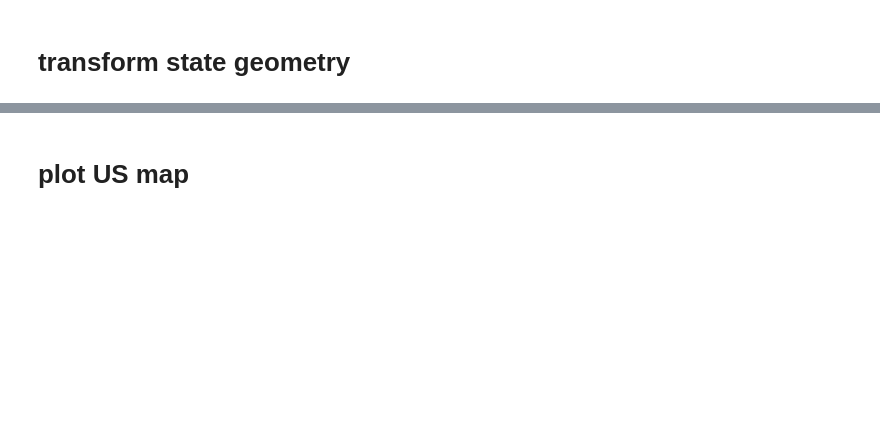
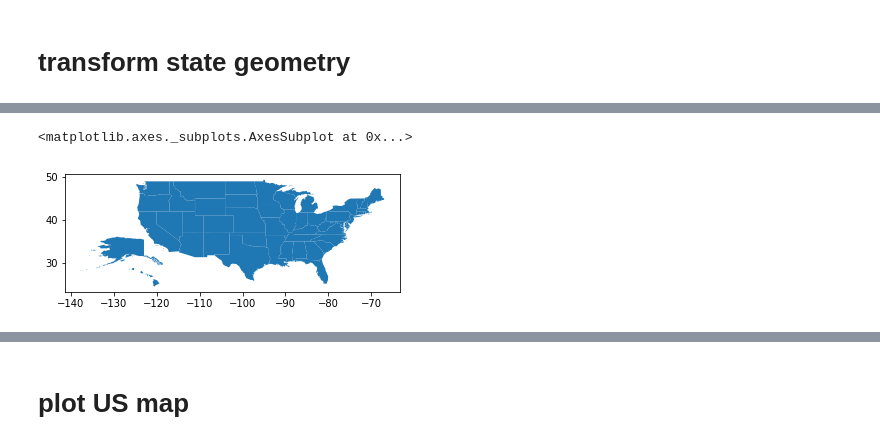
Before and after one commit to tlmohren/Covid19_analysis, a Jupyter notebook: notebooks/JHUdata_state_map.ipynb, the cells around one changed output, grey strips where cells are left out. Drawn from its saved outputs; the diff is of its cells as text; code cells hidden in the pictures; blank space fills up the shorter version.

```diff
--- a/notebooks/JHUdata_state_map.ipynb
+++ b/notebooks/JHUdata_state_map.ipynb
@@ -60,19 +41,0 @@ df.tail()
-# %%
-# convert different datetimes to same datetime column
-df['Last Update'] = pd.to_datetime(df['Last Update']   )
-df['Last_Update'] = pd.to_datetime(df['Last_Update']   )   #
-cond = df['Last_Update'].isnull()
-df['Last Update'] = df['Last Update'].where(cond, df['Last_Update'] )
-df['Datetime']= pd.to_datetime(df['Last Update'] , unit='D'   )
-df['Date'] = df['Datetime'].dt.date
-
-cond = df['Country_Region'].isnull()
-df['Country/Region'] = df['Country/Region'].where(cond, df['Country_Region'] )
-
-cond = df['Province_State'].isnull()
-df['Province/State'] = df['Province/State'].where(cond, df['Province_State'] )
-
-col_order = ['Date','Country/Region','Province/State','Active','Confirmed','Deaths','Recovered','Combined_Key' ]
-df = df[col_order]
-
-df.tail()
@@ -247,0 +50,25 @@ df_US.head()
+# %%
+data_path = os.path.join(  base_path,  'geo_data\states.shp' )
+US = gpd.read_file(data_path)
+
+def move_scale_state( df, state_name, scaling_ratio, xy_movement):
+    # get original polygons
+    bool_state = df['STATE_NAME'] == state_name
+    state_object = df.loc[bool_state,'geometry']
+    state_geom = df.loc[bool_state,'geometry'].iloc[0]
+
+    state_moved = shp.translate(state_geom, xy_movement[0], xy_movement[1])
+    centroid = state_moved.centroid
+    state_scaled = shp.scale( state_moved, xfact=scaling_ratio, yfact=scaling_ratio, origin=centroid)
+    state_object.iloc[0] = state_scaled
+    df.loc[bool_state,'geometry'] = state_object
+
+    return df
+
+US = move_scale_state( US, 'Alaska', 0.4, [25,-31])
+US = move_scale_state( US, 'Hawaii', 1.3, [35,6])
+
+US.plot()
+# %% [output]
+<matplotlib.axes._subplots.AxesSubplot at 0x...>
+[figure, added]
```
Also changed, not shown: parts of 15 cells of this notebook, 2 other files.
